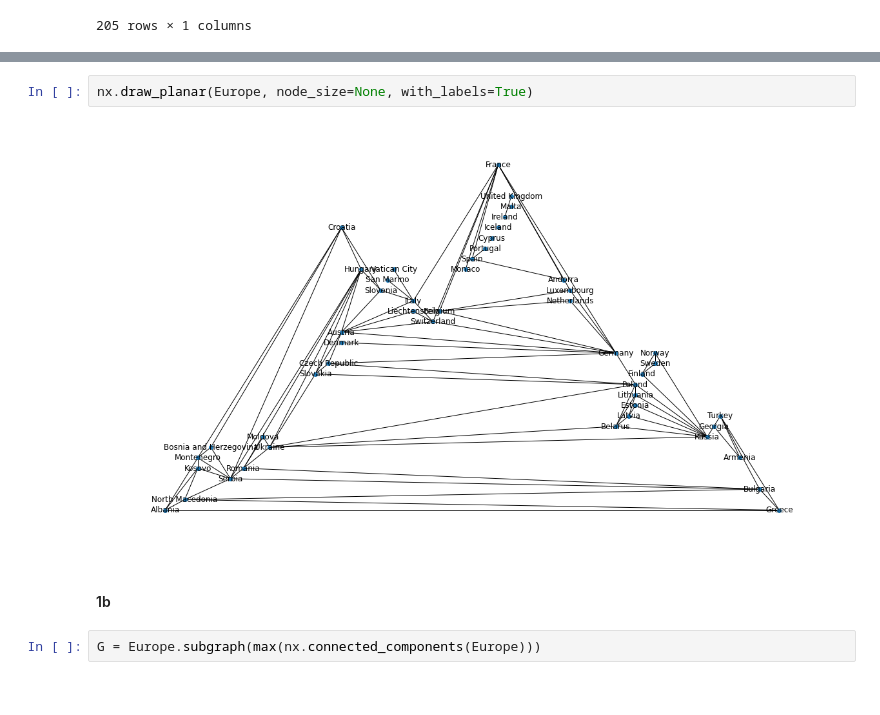
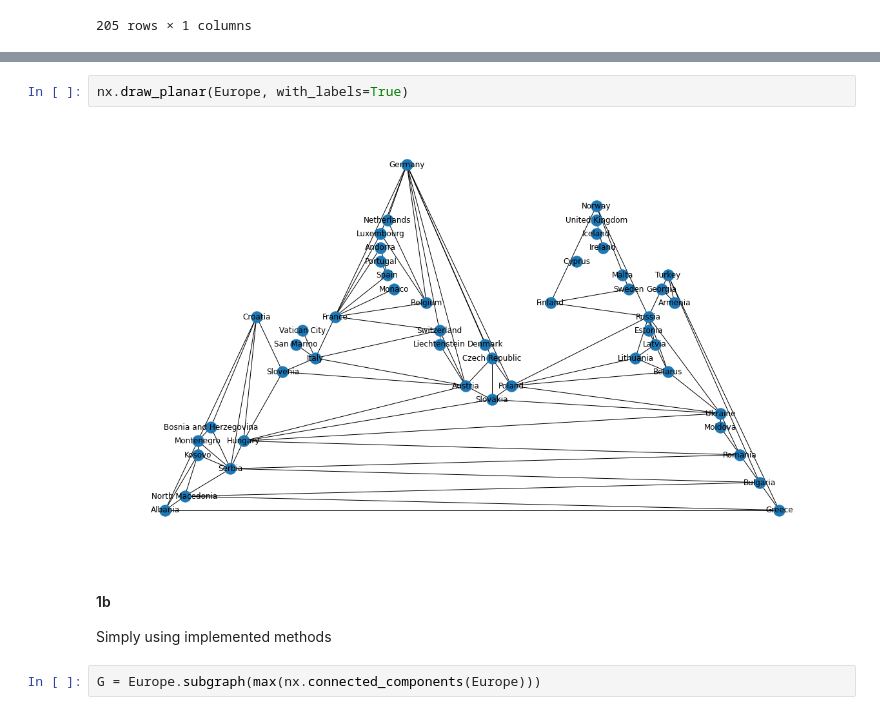
Before and after one commit to GoldenGarr/Graph-Theory-HW-5, a Jupyter notebook: hw5.ipynb, the cells around one changed output, grey strips where cells are left out. Cells and saved outputs as stored; diff of their text form.

```diff
--- a/hw5.ipynb
+++ b/hw5.ipynb
@@ -181,9 +163,10 @@ for index, row in edges_df.iterrows():
 # %%
-nx.draw_planar(Europe, node_size=None, with_labels=True)
+nx.draw_planar(Europe, with_labels=True)
 # %% [output]
-[figure, old version]
+[figure, new version]
 # %% [markdown]
 #### 1b
+Simply using implemented methods
 # %%
 G = Europe.subgraph(max(nx.connected_components(Europe)))
 # %%
```
Also changed, not shown: parts of 61 cells of this notebook.
